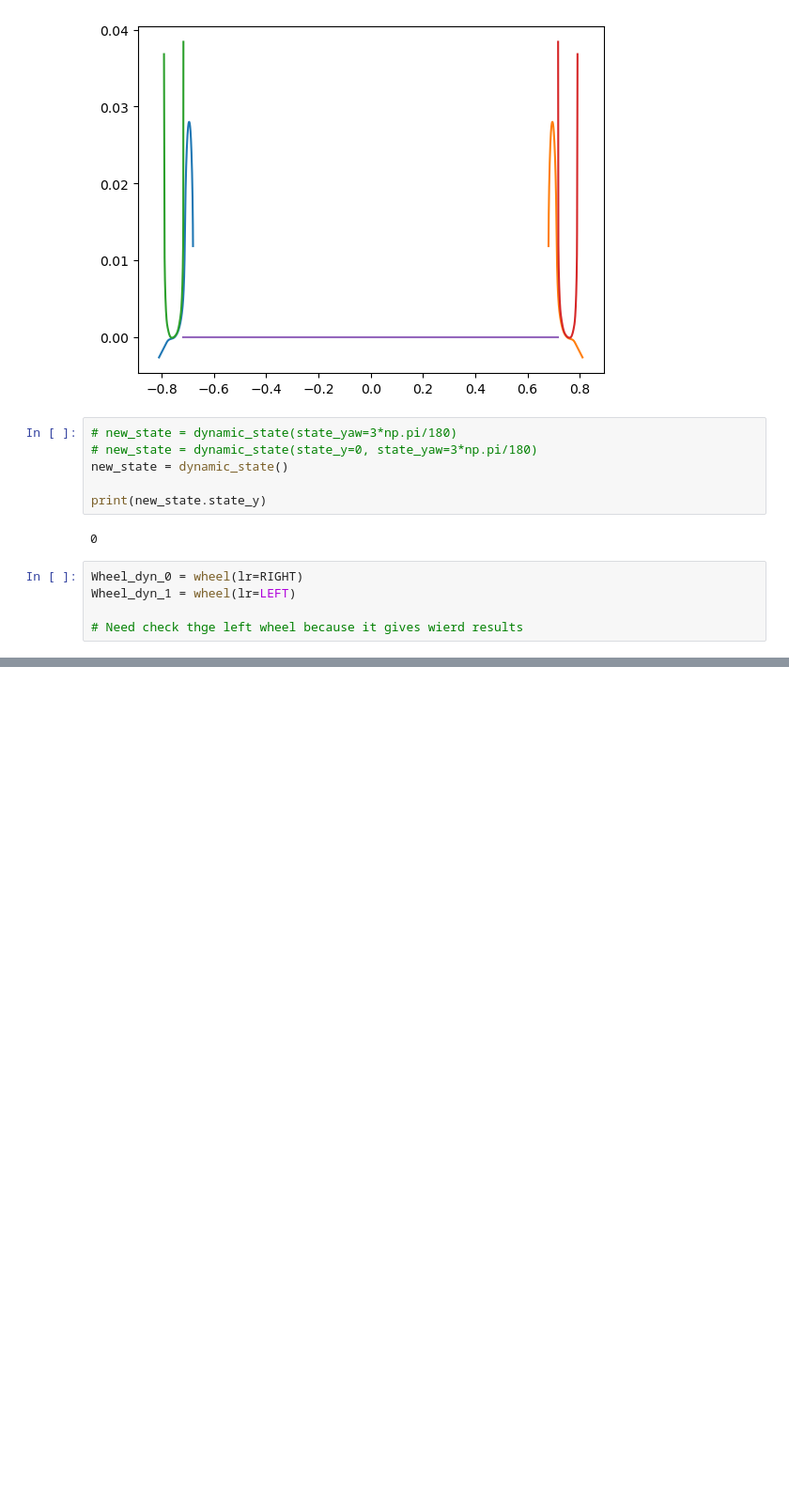
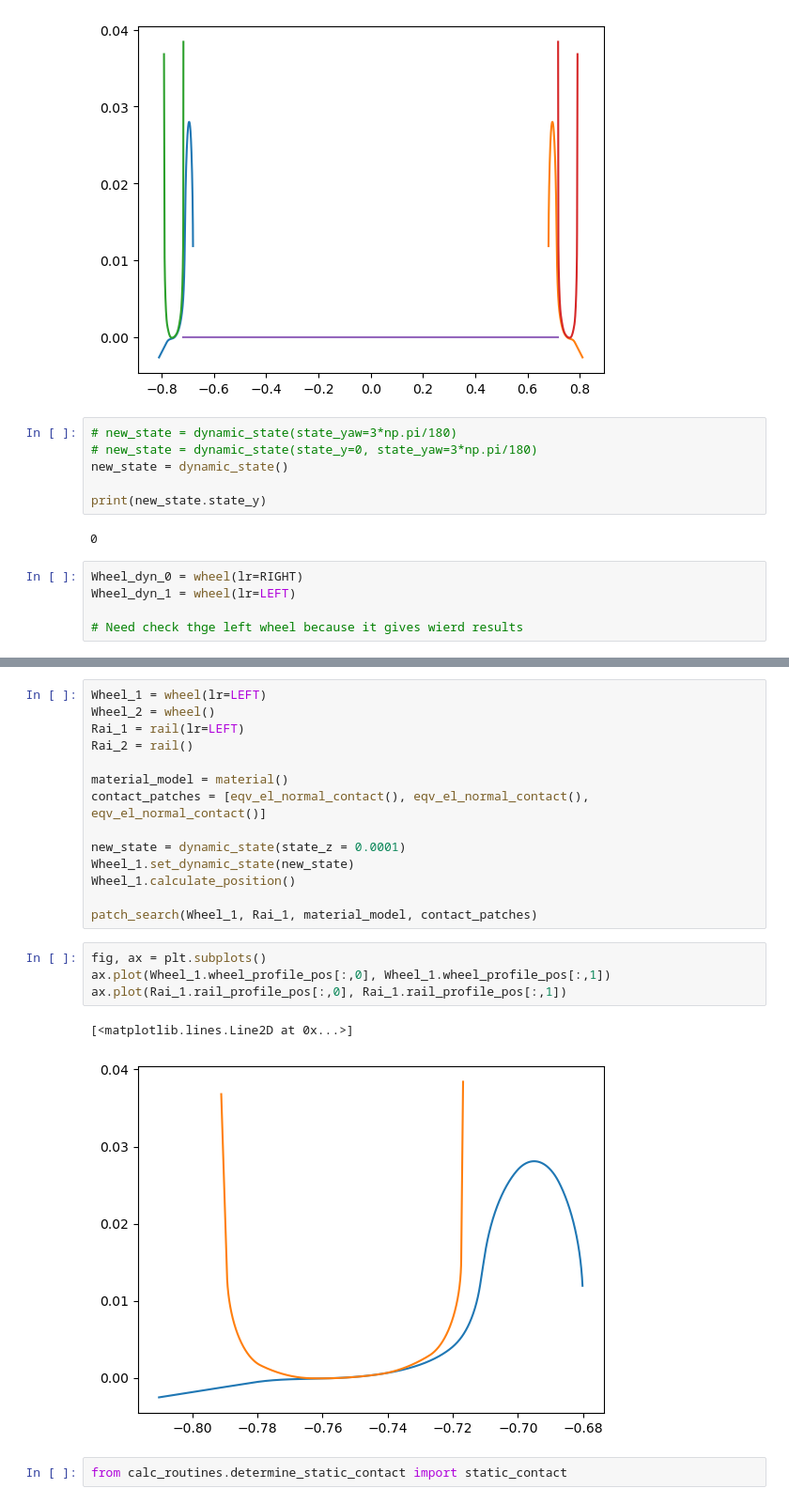
Before and after one commit to RoccoLiberoGiossi/SimRail, a Jupyter notebook: tests.ipynb, the cells around one changed output, grey strips where cells are left out. Shown at 94% size. Saved outputs shown, nothing was run; the diff lists cells and outputs as text; blank space fills up the shorter version.

```diff
--- a/tests.ipynb
+++ b/tests.ipynb
@@ -52,0 +64,23 @@ ax.plot(Wheel_dyn_1.wheel_start_pos[:,0], Wheel_dyn_1.wheel_start_pos[:,1])
+# %%
+Wheel_1 = wheel(lr=LEFT)
+Wheel_2 = wheel()
+Rai_1 = rail(lr=LEFT)
+Rai_2 = rail()
+
+material_model = material()
+contact_patches = [eqv_el_normal_contact(), eqv_el_normal_contact(), eqv_el_normal_contact()]
+
+new_state = dynamic_state(state_z = 0.0001)
+Wheel_1.set_dynamic_state(new_state)
+Wheel_1.calculate_position()
+
+patch_search(Wheel_1, Rai_1, material_model, contact_patches)
+# %%
+fig, ax = plt.subplots()
+ax.plot(Wheel_1.wheel_profile_pos[:,0], Wheel_1.wheel_profile_pos[:,1])
+ax.plot(Rai_1.rail_profile_pos[:,0], Rai_1.rail_profile_pos[:,1])
+# %% [output]
+[<matplotlib.lines.Line2D at 0x...>]
+[figure, added]
+# %%
+from calc_routines.determine_static_contact import static_contact
```
Also changed, not shown: parts of 6 cells of this notebook, 9 other files.
